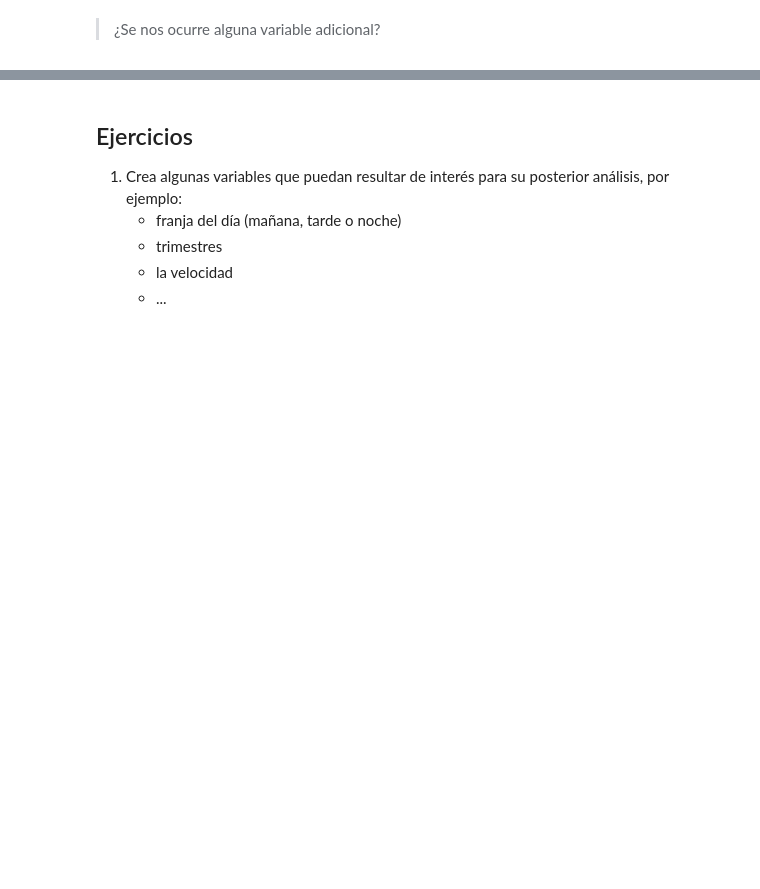
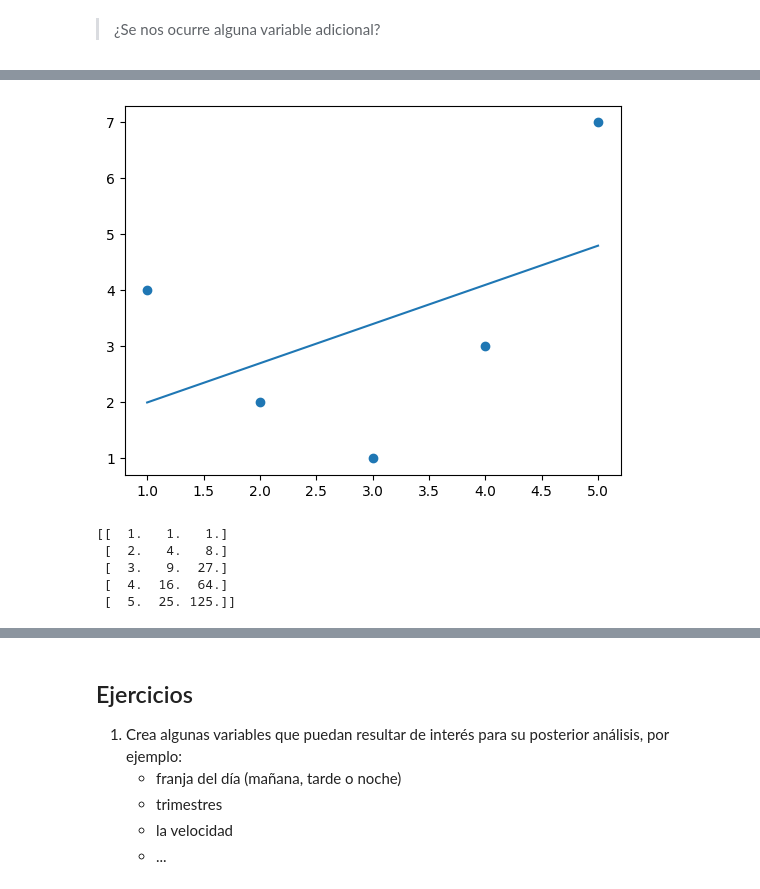
Before and after one commit to ricardoahumada/-Pythor_for_Data_Science, a Jupyter notebook: cap1/1.3.Introduccion_a_Scikitlearn.ipynb, the cells around one changed output, grey strips where cells are left out. Drawn from its saved outputs; the diff is of its cells as text; code cells hidden in the pictures; blank space fills up the shorter version.

```diff
--- a/cap1/1.3.Introduccion_a_Scikitlearn.ipynb
+++ b/cap1/1.3.Introduccion_a_Scikitlearn.ipynb
@@ -139,0 +779,24 @@ df.head()
+# %%
+# Aún así, podemos ajustar una línea a los datos usando LinearRegression y obtener el resultado óptimo:
+
+from sklearn.linear_model import LinearRegression
+X = x[:, np.newaxis]
+model = LinearRegression().fit(X, y)
+yfit = model.predict(X)
+plt.scatter(x, y)
+plt.plot(x, yfit);
+# %% [output]
+[figure, added]
+# %%
+# Está claro que necesitamos un modelo más sofisticado para describir la relación entre x e y.
+
+from sklearn.preprocessing import PolynomialFeatures
+poly = PolynomialFeatures(degree=3, include_bias=False)
+X2 = poly.fit_transform(X)
+print(X2)
+# %% [output]
+[[  1.   1.   1.]
+ [  2.   4.   8.]
+ [  3.   9.  27.]
+ [  4.  16.  64.]
+ [  5.  25. 125.]]
```
Also changed, not shown: parts of 111 cells of this notebook, 3 other files.
